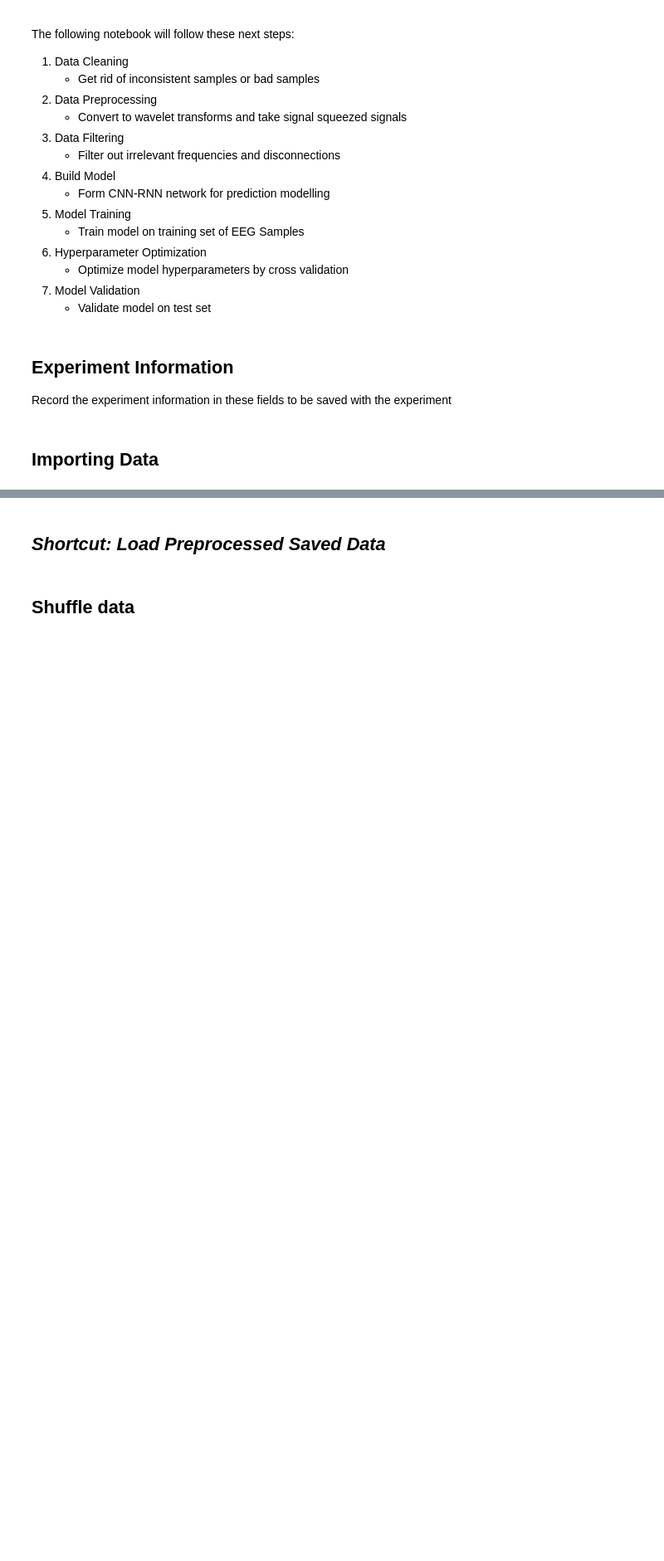
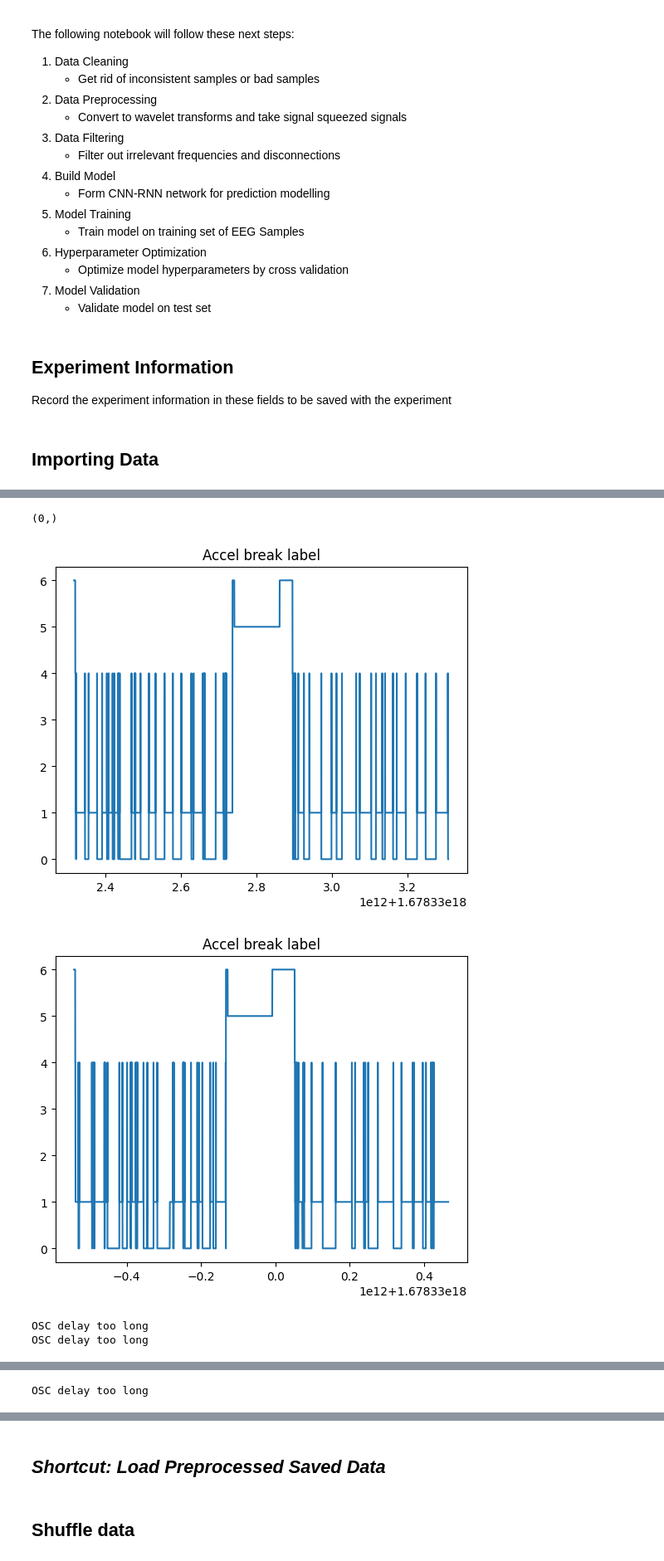
Before and after one commit to Riddy21/EEG_Model_Training, a Jupyter notebook: EEG_Binary_Classification_CNN-RNN_Trial-4.ipynb, the cells around one changed output, grey strips where cells are left out. Shown at 83% size. Cells and saved outputs as stored; diff of their text form; code cells hidden in the pictures; blank space fills up the shorter version.

```diff
--- a/EEG_Binary_Classification_CNN-RNN_Trial-4.ipynb
+++ b/EEG_Binary_Classification_CNN-RNN_Trial-4.ipynb
@@ -237,0 +109,12 @@ X_val, t_val = compile_segments(val_segments, 'val')
+# %%
+label_map = {0: "BRAKE",
+             1: "ACCEL",
+             2: "LEFT",
+             3: "RIGHT",
+             4: "PASSIVE",
+             5: "DISCONNECTED",
+             6: "AMBIGUOUS"}
+
+SEGMENT_WINDOW_SIZE = 400 # 2s
+ACTIVE_WAIT_PERIOD = 400 # 1s
+ACTIVE_HOLD_PERIOD = 100 # 0.25s for dealing with accidental presses
@@ -237,0 +258,4 @@ X_val, t_val = compile_segments(val_segments, 'val')
+# %%
+X_train.shape
+# %% [output]
+(0,)
@@ -237,0 +281,19 @@ X_val, t_val = compile_segments(val_segments, 'val')
+# %%
+data_path = './datasets/movement_dataset_v2/'
+train_name = 'ridvan_train'
+test_name = 'ridvan_test'
+val_name = 'ridvan_val'
+
+fileglob = glob.glob(os.path.join(data_path, '%s_1*.csv' % train_name))
+X_train, t_train = compile_speed_segments(fileglob)
+
+fileglob = glob.glob(os.path.join(data_path, '%s_1*.csv' % test_name))
+X_test, t_test = compile_speed_segments(fileglob)
+
+fileglob = glob.glob(os.path.join(data_path, '%s_1*.csv' % val_name))
+X_val, t_val = compile_speed_segments(fileglob)
+# %% [output]
+[figure, added]
+[figure, added]
+OSC delay too long
+OSC delay too long
@@ -237,0 +301 @@ X_val, t_val = compile_segments(val_segments, 'val')
+OSC delay too long
```
Also changed, not shown: parts of 36 cells of this notebook, 13 other files.
